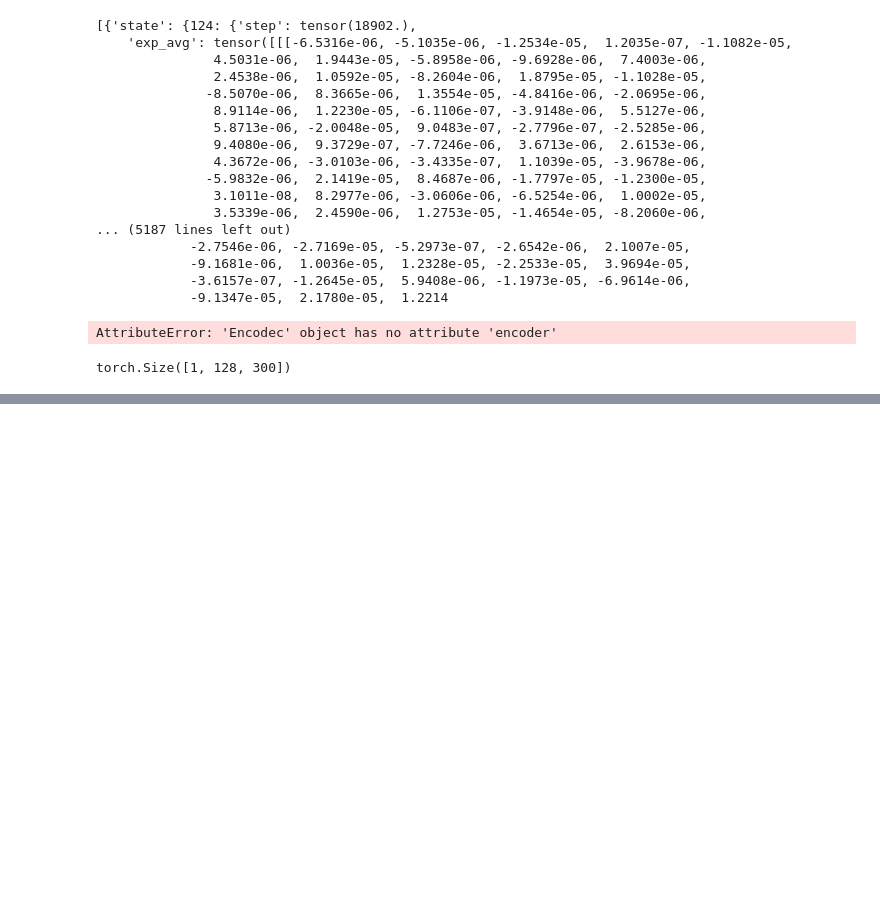
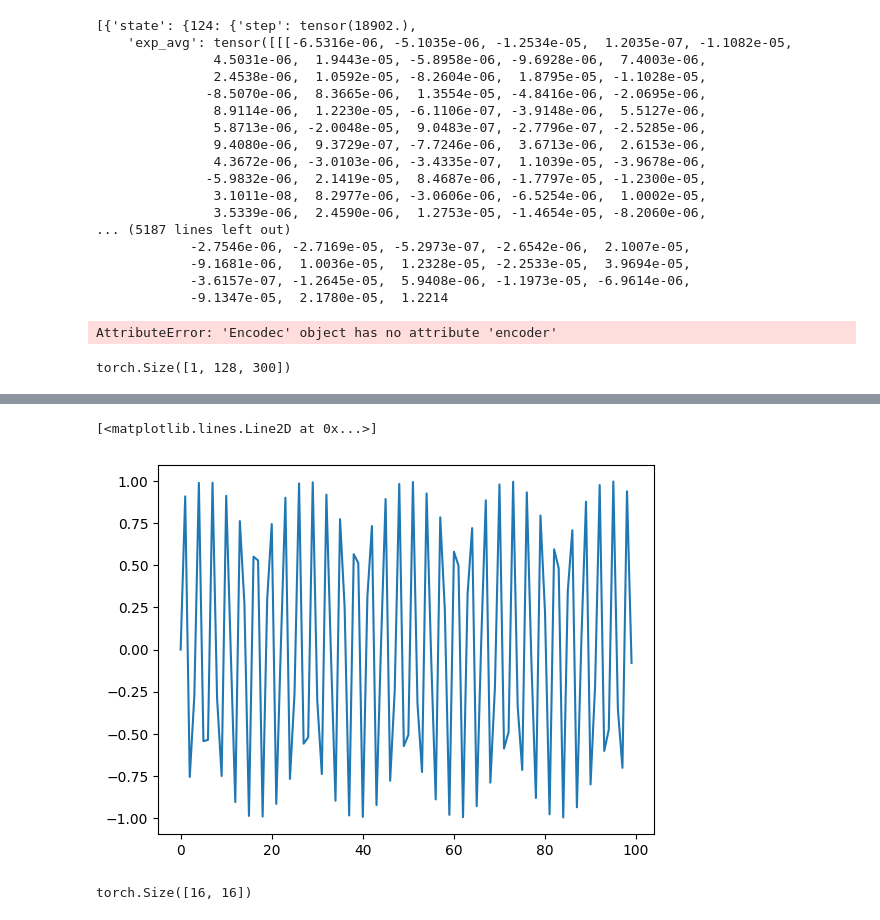
Before and after one commit to Pliploop/MaCHUP, a Jupyter notebook: dataset_testing.ipynb, the cells around one changed output, grey strips where cells are left out. Drawn from its saved outputs; the diff is of its cells as text; code cells hidden in the pictures; blank space fills up the shorter version.

```diff
--- a/dataset_testing.ipynb
+++ b/dataset_testing.ipynb
@@ -270,0 +335,23 @@ def build_annotations_gtzan(gtzan_path = '/import/c4dm-datasets/gtzan_torchaudio
+# %%
+plt.plot(test_data_2[2,:].numpy())
+# %% [output]
+[<matplotlib.lines.Line2D at 0x...>]
+[figure, added]
+# %%
+import torch
+
+
+test_data = torch.randn(16,128)
+# get cosine similarity
+sim_function = torch.nn.CosineSimilarity(2)
+cosim = sim_function(test_data.unsqueeze(1),test_data.unsqueeze(0))
+print(cosim.shape)
+# make a mask with 1 in the diagonal
+mask = torch.eye(cosim.shape[0]).float()
+# instanciate cross-entropy loss
+criterion = torch.nn.CrossEntropyLoss(reduction='none')
+
+loss = criterion(cosim,mask)
+# compute the loss
+# %% [output]
+torch.Size([16, 16])
```
Also changed, not shown: parts of 11 cells of this notebook, 10 other files.
